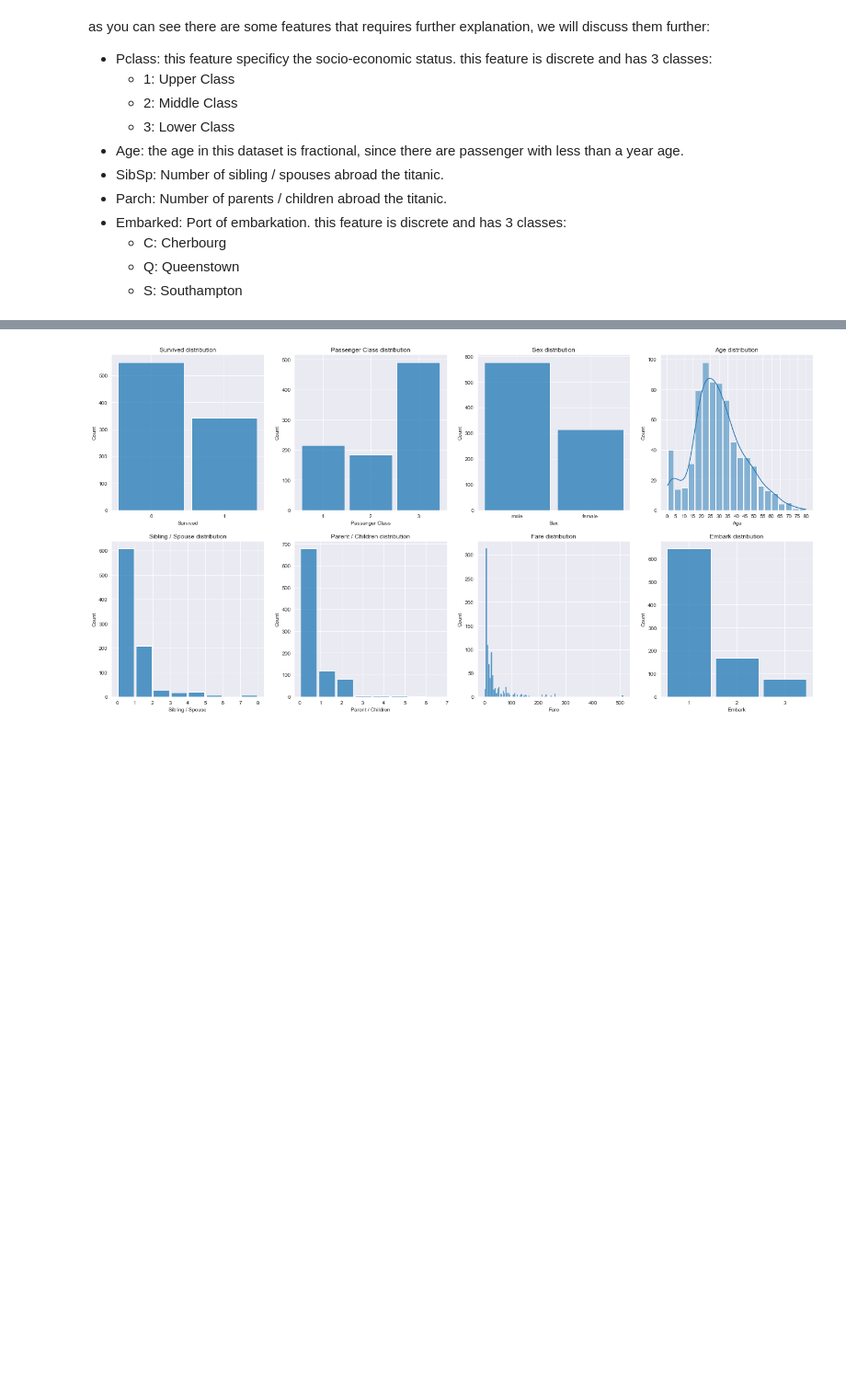
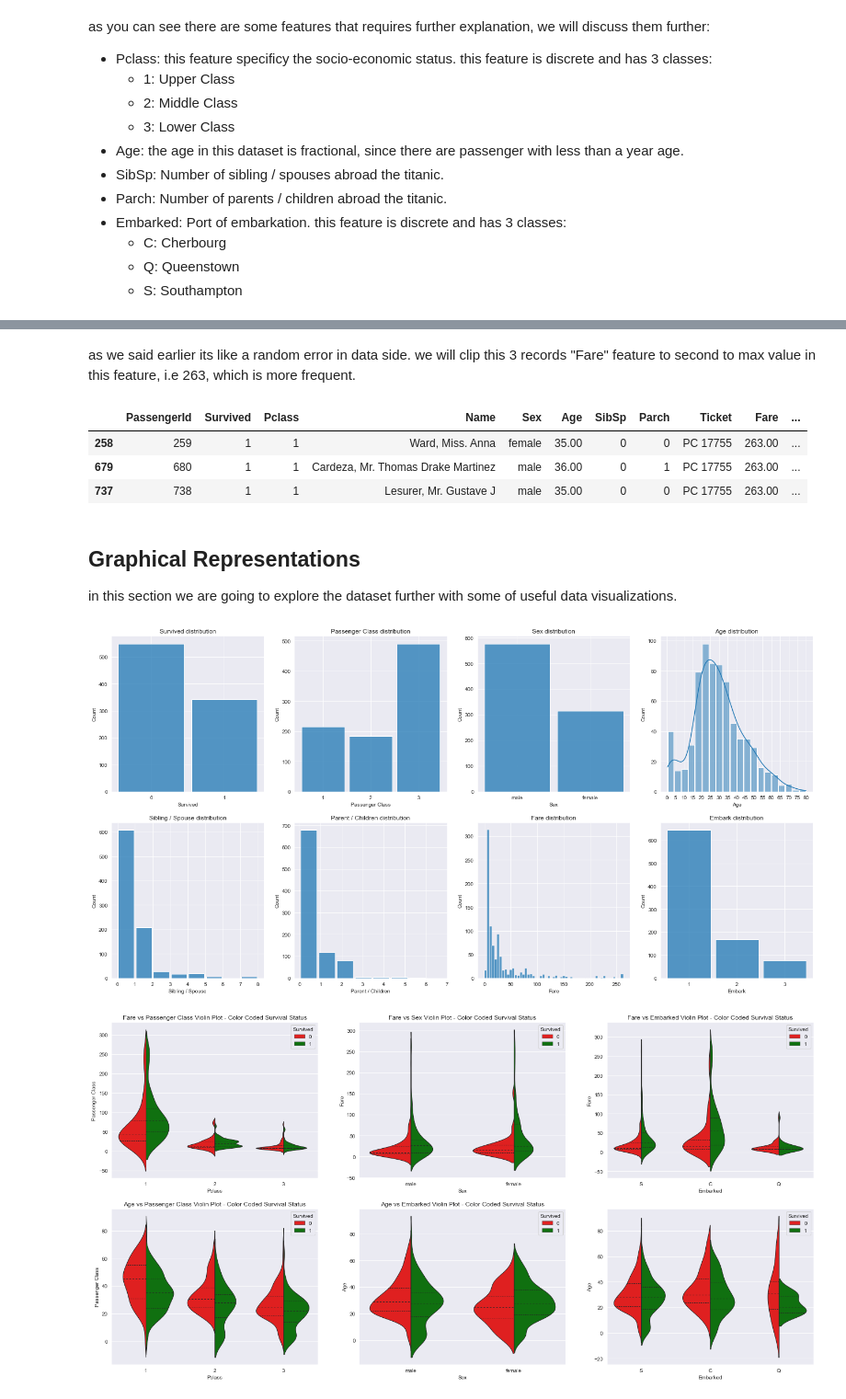
Before and after one commit to SimplyRamin/Titanic-Kaggle, a Jupyter notebook: Titanic EDA - Ramin F v1.0 .ipynb, the cells around one changed output, grey strips where cells are left out. Shown: that part at 92% size. Drawn from its saved outputs; the diff is of its cells as text; code cells hidden in the pictures; blank space fills up the shorter version.

```diff
--- a/Titanic EDA - Ramin F v1.0 .ipynb
+++ b/Titanic EDA - Ramin F v1.0 .ipynb
@@ -47,3 +167,16 @@ as you can see there are some features that requires further explanation, we wil
+# %% [markdown]
+as we said earlier its like a random error in data side. we will clip this 3 records "Fare" feature to second to max value in this feature, i.e 263, which is more frequent.
+# %%
+train.loc[[258, 679, 737],'Fare'] = 263
+train.loc[[258, 679, 737],:]
+# %% [output]
+|  | PassengerId | Survived | Pclass | Name | Sex | Age | SibSp | Parch | Ticket | Fare | ... |
+| 258 | 259 | 1 | 1 | Ward, Miss. Anna | female | 35.00 | 0 | 0 | PC 17755 | 263.00 | ... |
+| 679 | 680 | 1 | 1 | Cardeza, Mr. Thomas Drake Martinez | male | 36.00 | 0 | 1 | PC 17755 | 263.00 | ... |
+| 737 | 738 | 1 | 1 | Lesurer, Mr. Gustave J | male | 35.00 | 0 | 0 | PC 17755 | 263.00 | ... |
+# %% [markdown]
+## Graphical Representations
+in this section we are going to explore the dataset further with some of useful data visualizations.
 # %%
 fig, axes = plt.subplots(2, 4, figsize=(24,12))
 
@@ -91,4 +224,42 @@ axes[1, 3].set_xticks([1,2,3])
 
 plt.show()
 # %% [output]
-[figure, old version]
+[figure, new version]
+# %%
+fig, axes = plt.subplots(2, 3, figsize=(24,12))
+
+sns.violinplot(data=train, x="Pclass", y="Fare", hue="Survived",
+               split=True, inner="quart", linewidth=1,
+               palette={0: "r", 1: "g"}, ax=axes[0, 0])
+axes[0, 0].set_title('Fare vs Passenger Class Violin Plot - Color Coded Survival Status')
+axes[0, 0].set_ylabel('Passenger Class')
+
+sns.violinplot(data=train, x="Sex", y="Fare", hue="Survived",
+               split=True, inner="quart", linewidth=1,
+               palette={0: "r", 1: "g"}, ax=axes[0, 1])
+axes[0, 1].set_title('Fare vs Sex Violin Plot - Color Coded Survival Status')
+
+sns.violinplot(data=train, x="Embarked", y="Fare", hue="Survived",
+               split=True, inner="quart", linewidth=1,
+               palette={0: "r", 1: "g"}, ax=axes[0, 2])
+axes[0, 2].set_title('Fare vs Embarked Violin Plot - Color Coded Survival Status')
+
+sns.violinplot(data=train, x="Pclass", y="Age", hue="Survived",
+               split=True, inner="quart", linewidth=1,
+               palette={0: "r", 1: "g"}, ax=axes[1, 0])
+axes[1, 0].set_title('Age vs Passenger Class Violin Plot - Color Coded Survival Status')
+axes[1, 0].set_ylabel('Passenger Class')
+
+sns.violinplot(data=train, x="Sex", y="Age", hue="Survived",
+               split=True, inner="quart", linewidth=1,
+               palette={0: "r", 1: "g"}, ax=axes[1, 1])
+axes[1, 1].set_title('Age vs Sex Violin Plot - Color Coded Survival Status')
+
+sns.violinplot(data=train, x="Embarked", y="Age", hue="Survived",
+               split=True, inner="quart", linewidth=1,
+               palette={0: "r", 1: "g"}, ax=axes[1, 2])
+axes[1, 1].set_title('Age vs Embarked Violin Plot - Color Coded Survival Status')
+
+plt.show()
+# %% [output]
+[figure, added]
```
Also changed, not shown: parts of 24 cells of this notebook.
